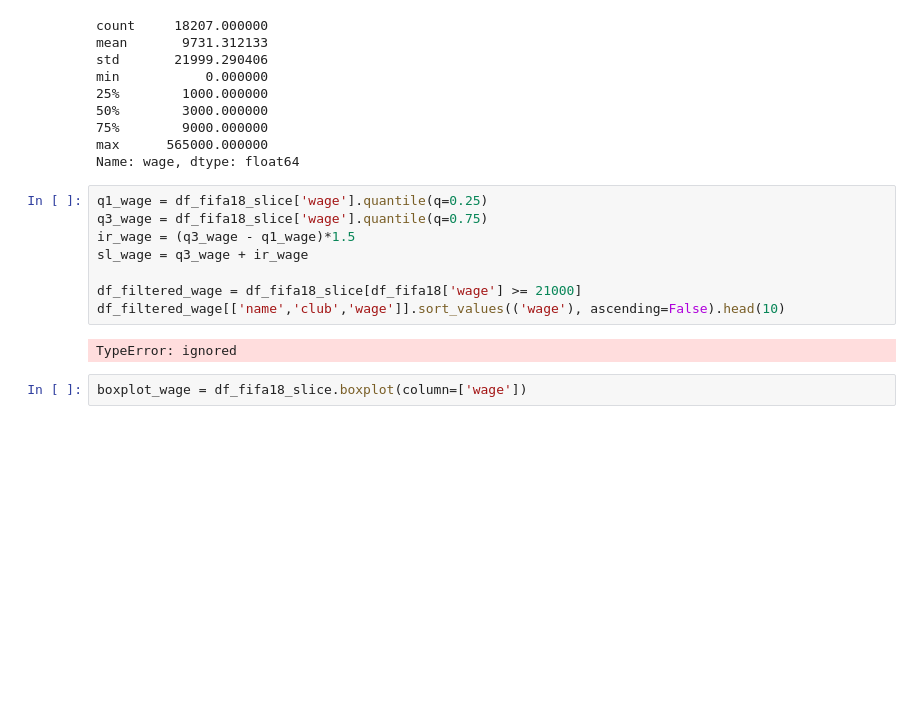
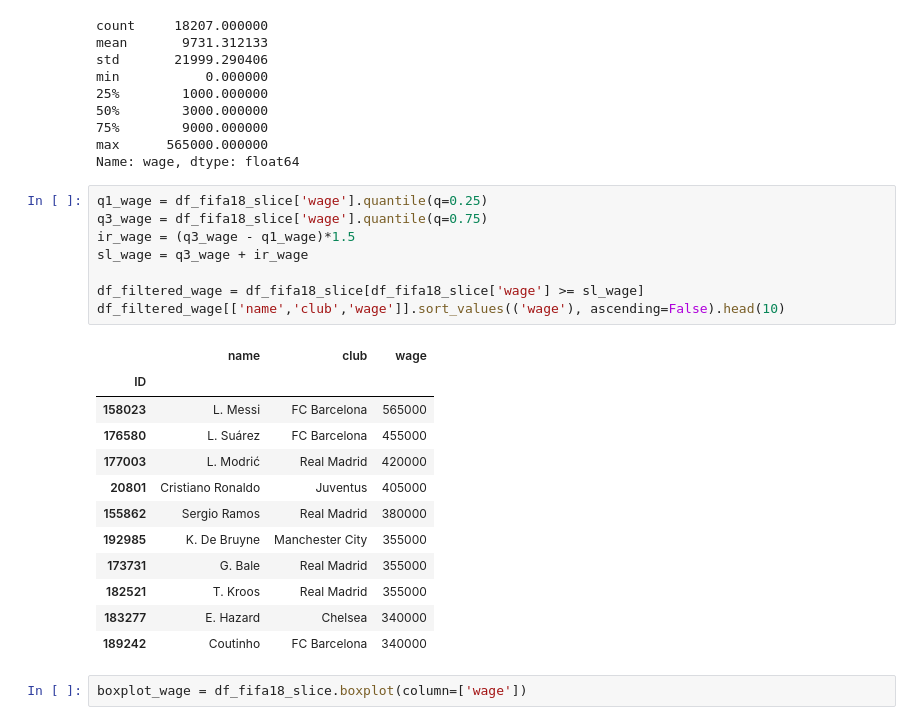
Before and after one commit to Mvital74/datasharing, a Jupyter notebook: exercicio_9.ipynb, the cells around one changed output. Cells and saved outputs as stored; diff of their text form; blank space fills up the shorter version.

```diff
--- a/exercicio_9.ipynb
+++ b/exercicio_9.ipynb
@@ -515,13 +515,24 @@ Name: wage, dtype: float64
 # %%
 q1_wage = df_fifa18_slice['wage'].quantile(q=0.25)
 q3_wage = df_fifa18_slice['wage'].quantile(q=0.75)
 ir_wage = (q3_wage - q1_wage)*1.5
 sl_wage = q3_wage + ir_wage
 
-df_filtered_wage = df_fifa18_slice[df_fifa18['wage'] >= 21000]
+df_filtered_wage = df_fifa18_slice[df_fifa18_slice['wage'] >= sl_wage]
 df_filtered_wage[['name','club','wage']].sort_values(('wage'), ascending=False).head(10)
 # %% [output]
-TypeError: ignored
+|  | name | club | wage |
+| ID |  |  |  |
+| 158023 | L. Messi | FC Barcelona | 565000 |
+| 176580 | L. Suárez | FC Barcelona | 455000 |
+| 177003 | L. Modrić | Real Madrid | 420000 |
+| 20801 | Cristiano Ronaldo | Juventus | 405000 |
+| 155862 | Sergio Ramos | Real Madrid | 380000 |
+| 192985 | K. De Bruyne | Manchester City | 355000 |
+| 173731 | G. Bale | Real Madrid | 355000 |
+| 182521 | T. Kroos | Real Madrid | 355000 |
+| 183277 | E. Hazard | Chelsea | 340000 |
+| 189242 | Coutinho | FC Barcelona | 340000 |
 # %%
 boxplot_wage = df_fifa18_slice.boxplot(column=['wage'])
 # %% [output]
```
Also changed, not shown: parts of 1 cell of this notebook.
